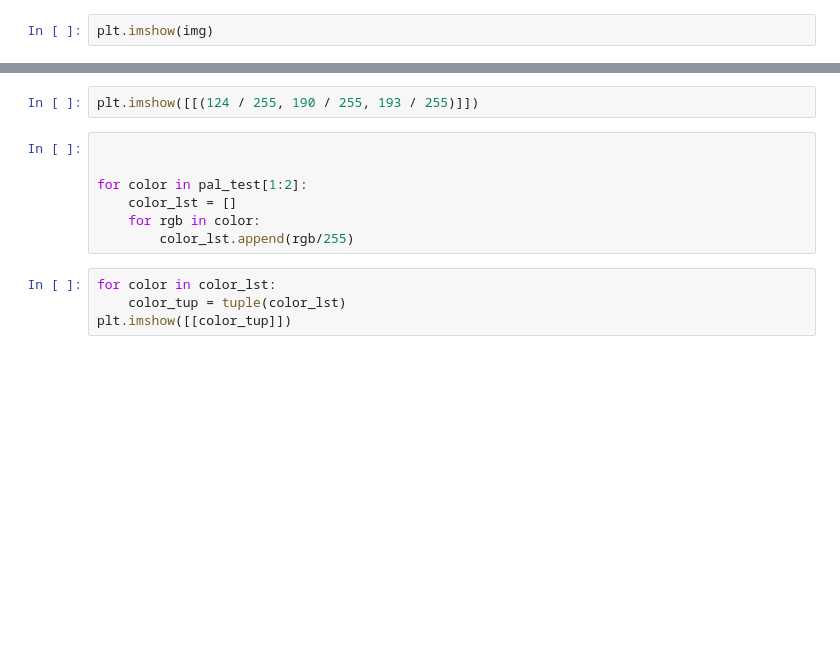
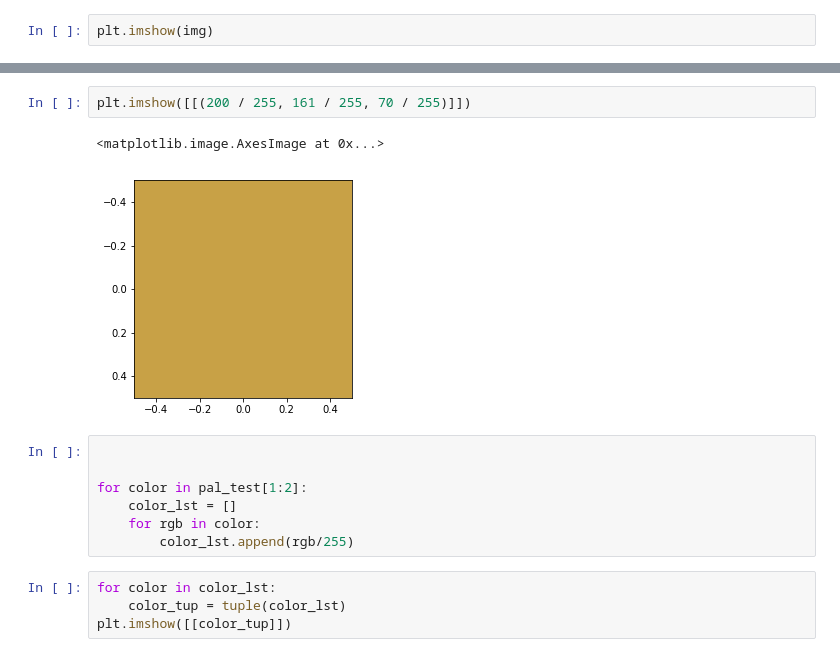
Before and after one commit to TaylorDiego/color_trend_analysis, a Jupyter notebook: notebook/color_palette_explore.ipynb, the cells around one changed output, grey strips where cells are left out. Cells and saved outputs as stored; diff of their text form; blank space fills up the shorter version.

```diff
--- a/notebook/color_palette_explore.ipynb
+++ b/notebook/color_palette_explore.ipynb
@@ -242,5 +415,8 @@ plt.imshow([color_tup_lst])
 # %%
-plt.imshow([[(124 / 255, 190 / 255, 193 / 255)]])
+plt.imshow([[(200 / 255, 161 / 255, 70 / 255)]])
+# %% [output]
+<matplotlib.image.AxesImage at 0x...>
+[figure, added]
 # %%
 
 
```
Also changed, not shown: parts of 51 cells of this notebook.
